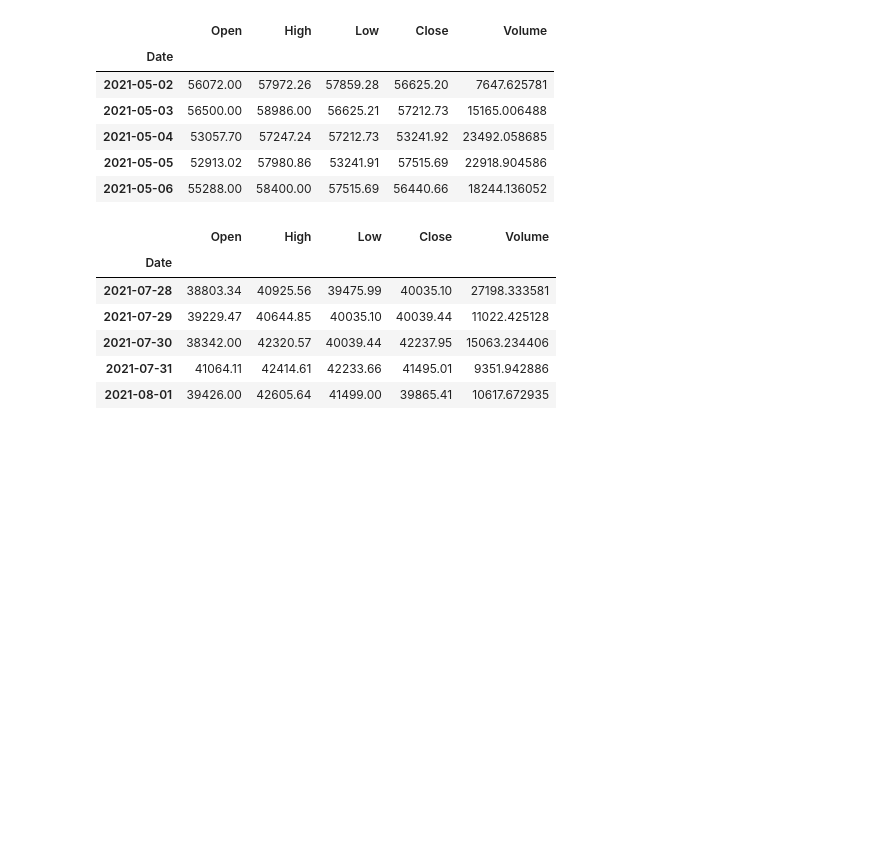
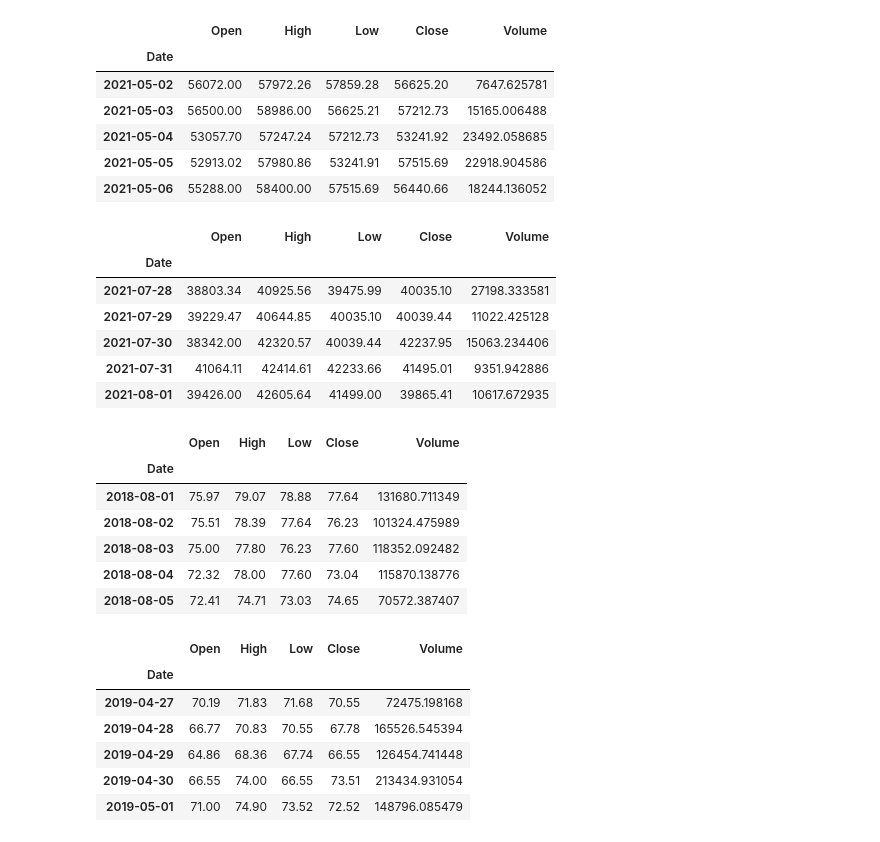
Before and after one commit to jpweldon/Cryptocurrency_Stock_Correlation, a Jupyter notebook: Jose_practice_code.ipynb, the cells around one changed output. Cells and saved outputs as stored; diff of their text form; code cells hidden in the pictures; blank space fills up the shorter version.

```diff
--- a/Jose_practice_code.ipynb
+++ b/Jose_practice_code.ipynb
@@ -232,3 +233,25 @@ display(historical_btc_2021_5_2021_8.tail())
 | 2021-07-30 | 38342.00 | 42320.57 | 40039.44 | 42237.95 | 15063.234406 |
 | 2021-07-31 | 41064.11 | 42414.61 | 42233.66 | 41495.01 | 9351.942886 |
 | 2021-08-01 | 39426.00 | 42605.64 | 41499.00 | 39865.41 | 10617.672935 |
+# %%
+start_date_ltc_1 = date(2018,8,1).isoformat()
+end_date_ltc_1 = date(2019,5,1).isoformat()
+# %%
+historical_ltc_2018_8_2019_5 = pull_historical_data('LTC-USD',start_date_ltc_1, end_date_ltc_1)
+display(historical_ltc_2018_8_2019_5.head())
+display(historical_ltc_2018_8_2019_5.tail())
+# %% [output]
+|  | Open | High | Low | Close | Volume |
+| Date |  |  |  |  |  |
+| 2018-08-01 | 75.97 | 79.07 | 78.88 | 77.64 | 131680.711349 |
+| 2018-08-02 | 75.51 | 78.39 | 77.64 | 76.23 | 101324.475989 |
+| 2018-08-03 | 75.00 | 77.80 | 76.23 | 77.60 | 118352.092482 |
+| 2018-08-04 | 72.32 | 78.00 | 77.60 | 73.04 | 115870.138776 |
+| 2018-08-05 | 72.41 | 74.71 | 73.03 | 74.65 | 70572.387407 |
+|  | Open | High | Low | Close | Volume |
+| Date |  |  |  |  |  |
+| 2019-04-27 | 70.19 | 71.83 | 71.68 | 70.55 | 72475.198168 |
+| 2019-04-28 | 66.77 | 70.83 | 70.55 | 67.78 | 165526.545394 |
+| 2019-04-29 | 64.86 | 68.36 | 67.74 | 66.55 | 126454.741448 |
+| 2019-04-30 | 66.55 | 74.00 | 66.55 | 73.51 | 213434.931054 |
+| 2019-05-01 | 71.00 | 74.90 | 73.52 | 72.52 | 148796.085479 |
```
Also changed, not shown: parts of 25 cells of this notebook.
